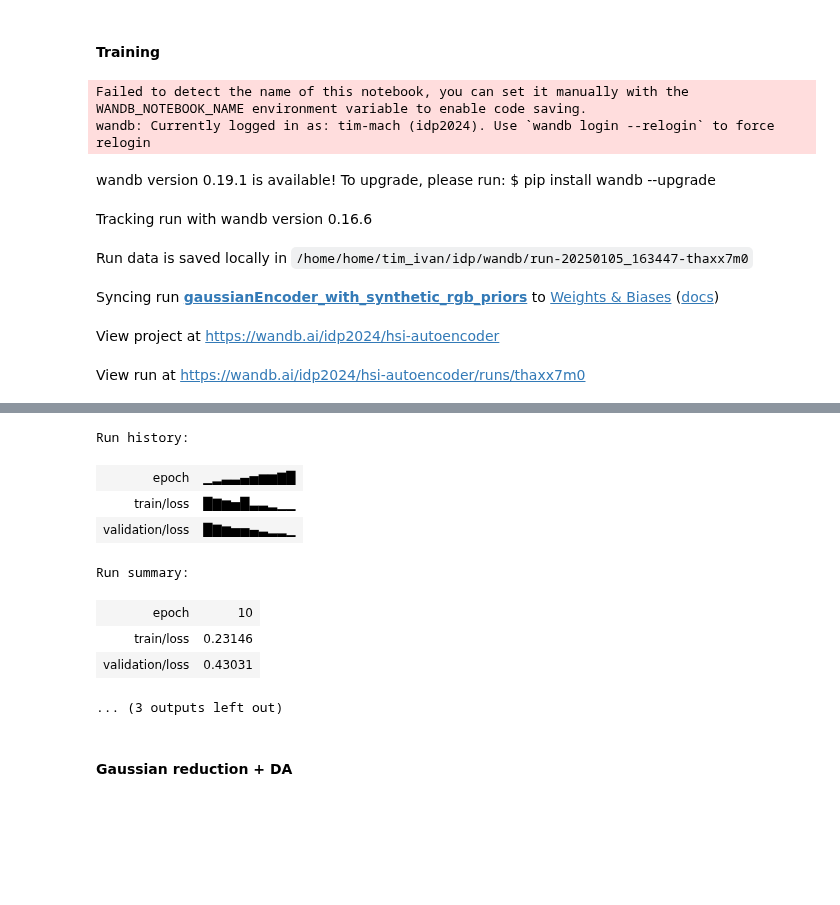
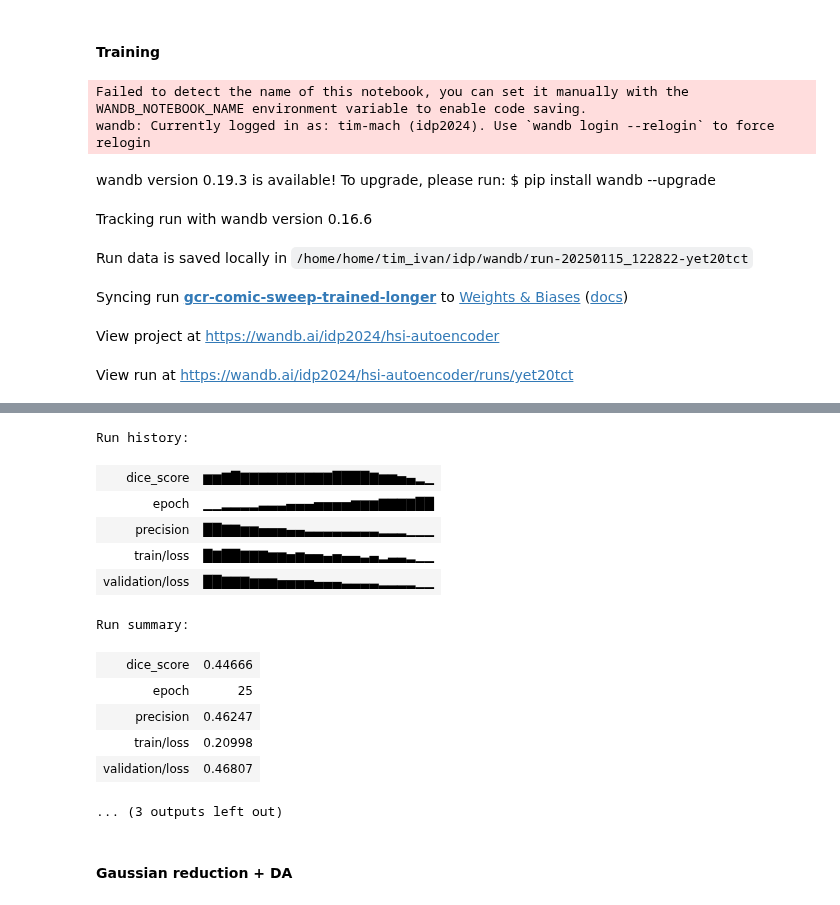
Before and after one commit to TimMachTUM/hsi-brain-segmentation, a Jupyter notebook: domain-adaptation.ipynb, the cells around one changed output, grey strips where cells are left out. Cells and saved outputs as stored; diff of their text form; code cells hidden in the pictures; blank space fills up the shorter version.

Commit message:
Refactored model pipeline and added number of classes to dataset and segmentation

```diff
--- a/domain-adaptation.ipynb
+++ b/domain-adaptation.ipynb
@@ -556,57 +524,36 @@ from dataset import build_hsi_dataloader, HSIDataset, build_hsi_testloader
 from dimensionality_reduction.autoencoder import (
     GaussianAutoEncoder,
     model_pipeline_autoencoder,
+    build_and_store_gcr,
 )
 import torch
-from torch.utils.data import DataLoader
 
-trainloader_hsi = build_hsi_dataloader(
-    batch_size=8,
-    train_split=1,
-    val_split=0,
-    test_split=0,
-    exclude_labeled_data=False,
-    augmented=True,
-)[0]
-
-testloader_hsi = build_hsi_testloader()
-
-lr = 0.001
-priors = [425, 192, 109]
-priors_tensor = torch.tensor(priors, dtype=torch.float)
-gaussian = GaussianAutoEncoder(priors=priors_tensor)
 device = torch.device("cuda:2" if torch.cuda.is_available() else "cpu")
-criterion = torch.nn.MSELoss()
-optimizer = torch.optim.Adam(gaussian.parameters(), lr=lr)
-
-
 config = {
-    "model": "gaussianEncoder_with_synthetic_rgb_priors",
+    "model": "gcr-comic-sweep-trained-longer",
     "optimizer": "Adam",
-    "learning_rate": lr,
-    "batch_size": trainloader_hsi.batch_size,
-    "epochs": 10,
-    "prior": priors,
+    "lr_encoder": 0.003991856255637263,
+    "lr_decoder": 0.0001405199848490131,
+    "batch_size": 4,
+    "epochs": 25,
+    "mu": [335, 267, 131],
+    "sigma": [1, 1, 1],
 }
 
 model_pipeline_autoencoder(
-    gaussian,
-    trainloader_hsi,
-    testloader_hsi,
-    criterion,
-    optimizer,
     config,
     project="hsi-autoencoder",
+    epochs=25,
     device=device,
-    model_name="gaussianEncoder_with_synthetic_rgb_priors",
     batch_print=5,
+    save_wandb=False
 )
 # %% [output]
 Failed to detect the name of this notebook, you can set it manually with the WANDB_NOTEBOOK_NAME environment variable to enable code saving.
 wandb: Currently logged in as: tim-mach (idp2024). Use `wandb login --relogin` to force relogin
-wandb version 0.19.1 is available! To upgrade, please run: $ pip install wandb --upgrade
+wandb version 0.19.3 is available! To upgrade, please run: $ pip install wandb --upgrade
 Tracking run with wandb version 0.16.6
-Run data is saved locally in /home/home/tim_ivan/idp/wandb/run-20250105_163447-thaxx7m0
+Run data is saved locally in /home/home/tim_ivan/idp/wandb/run-20250115_122822-yet20tct
-Syncing run gaussianEncoder_with_synthetic_rgb_priors to Weights & Biases (docs)
+Syncing run gcr-comic-sweep-trained-longer to Weights & Biases (docs)
 View project at https://wandb.ai/idp2024/hsi-autoencoder
-View run at https://wandb.ai/idp2024/hsi-autoencoder/runs/thaxx7m0
+View run at https://wandb.ai/idp2024/hsi-autoencoder/runs/yet20tct
@@ -630,11 +577,15 @@ Epoch 10, Validation Loss: 0.4303
 Run history:
-| epoch | ▁▂▃▃▄▅▆▆▇█ |
-| train/loss | █▇▆▅█▃▃▂▁▁ |
-| validation/loss | █▇▆▅▅▄▃▂▂▁ |
+| dice_score | ▆▆▇█▇▇▇▇▇▇▇▇▇▇████▇▆▆▅▄▂▁ |
+| epoch | ▁▁▂▂▂▂▃▃▃▄▄▄▅▅▅▅▆▆▆▇▇▇▇██ |
+| precision | ██▇▇▆▆▅▅▅▄▄▃▃▃▃▃▃▃▃▂▂▂▁▁▁ |
+| train/loss | █▇██▇▇▇▆▆▅▆▅▅▄▅▄▄▃▄▂▃▃▂▁▁ |
+| validation/loss | ██▇▇▇▆▆▆▅▅▅▅▄▄▄▃▃▃▃▂▂▂▂▁▁ |
 Run summary:
-| epoch | 10 |
-| train/loss | 0.23146 |
-| validation/loss | 0.43031 |
+| dice_score | 0.44666 |
+| epoch | 25 |
+| precision | 0.46247 |
+| train/loss | 0.20998 |
+| validation/loss | 0.46807 |
 ... (3 outputs left out)
 # %% [markdown]
 #### Gaussian reduction + DA
```
Also changed, not shown: parts of 3 cells of this notebook, 3 other files.
